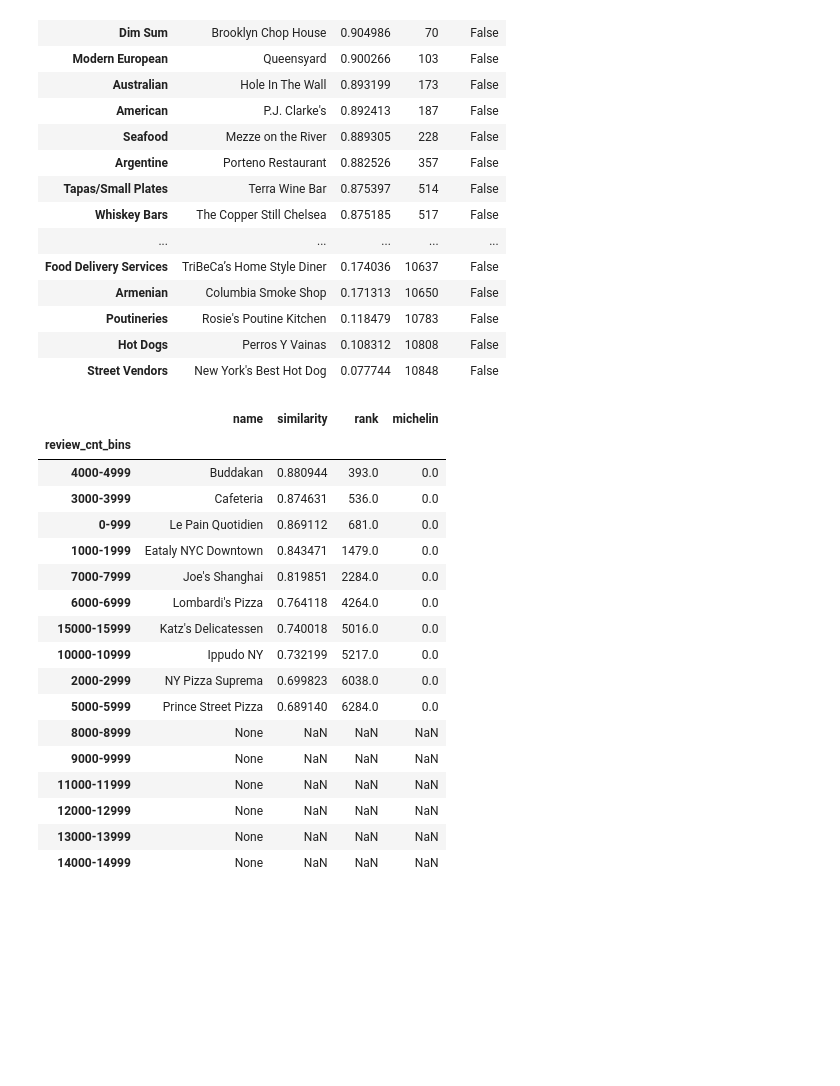
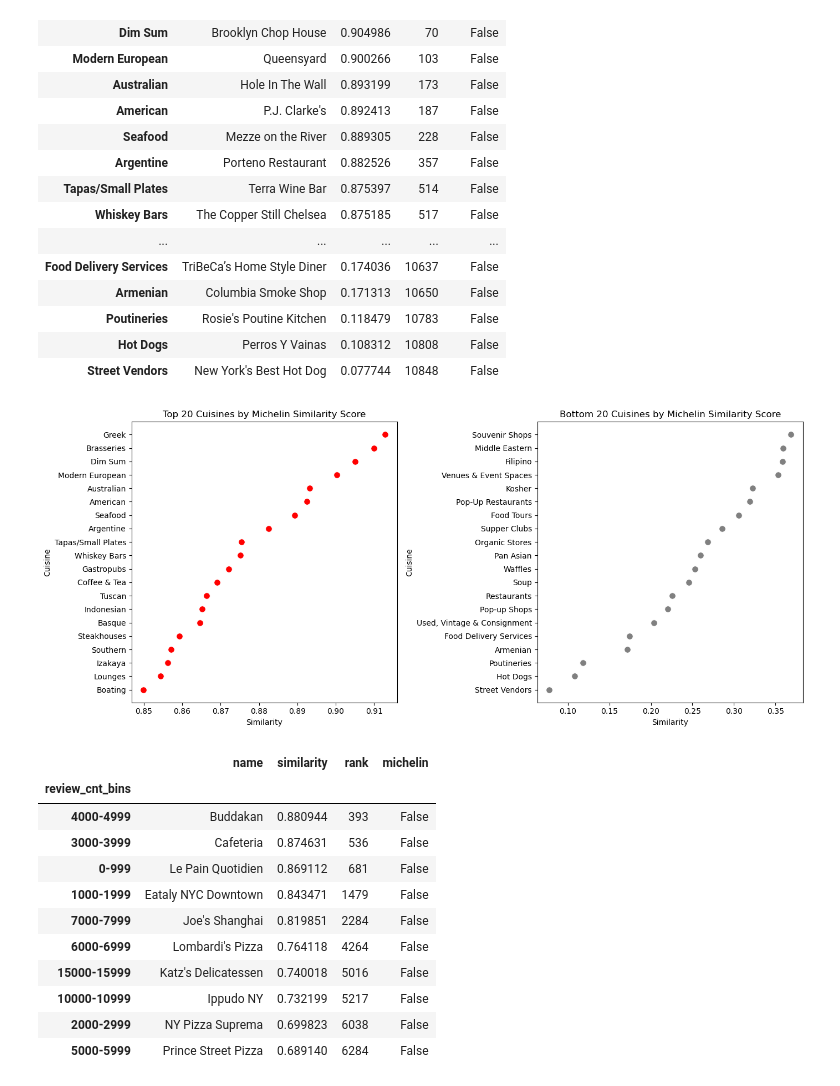
Before and after one commit to mabdullah-nyu/DSGA-1007-Project, a Jupyter notebook: tfidf_model.ipynb, the cells around one changed output. Drawn from its saved outputs; the diff is of its cells as text; code cells hidden in the pictures; blank space fills up the shorter version.

```diff
--- a/tfidf_model.ipynb
+++ b/tfidf_model.ipynb
@@ -143,6 +161,27 @@ display_highest_in_group(df_restaurants, "category_0")
 | Poutineries | Rosie's Poutine Kitchen | 0.118479 | 10783 | False |
 | Hot Dogs | Perros Y Vainas | 0.108312 | 10808 | False |
 | Street Vendors | New York's Best Hot Dog | 0.077744 | 10848 | False |
+# %%
+top_10_cuisine = df_restaurants[["name", "similarity", "rank", "michelin", "category_0"]].groupby("category_0").first().sort_values(by='similarity', ascending=False)
+top_10_cuisine.reset_index(inplace=True)
+top_10_cuisine.rename(columns={"category_0": "cuisine"}, inplace=True)
+
+fig, axes = plt.subplots(1, 2, figsize=(14, 6))
+
+sns.scatterplot(x='similarity', y="cuisine", data=top_10_cuisine.head(20), color='red', s=70, ax=axes[0])
+axes[0].set_title('Top 20 Cuisines by Michelin Similarity Score')
+axes[0].set_xlabel('Similarity')
+axes[0].set_ylabel('Cuisine')
+
+sns.scatterplot(x='similarity', y="cuisine", data=top_10_cuisine.tail(20), color='grey', s=70, ax=axes[1])
+axes[1].set_title('Bottom 20 Cuisines by Michelin Similarity Score')
+axes[1].set_xlabel('Similarity')
+axes[1].set_ylabel('Cuisine')
+
+plt.tight_layout()
+plt.show()
+# %% [output]
+[figure, added]
 # %%
 bin_size = 1000
 bins = range(0, df_restaurants['review_count'].max() + bin_size, bin_size)
@@ -154,22 +191,16 @@ df_restaurants
-# %%
-#Bins of review counts with strongest Michelin similarity
-display_highest_in_group(df_restaurants, "review_cnt_bins")
-# %% [output]
-|  | name | similarity | rank | michelin |
-| review_cnt_bins |  |  |  |  |
-| 4000-4999 | Buddakan | 0.880944 | 393.0 | 0.0 |
-| 3000-3999 | Cafeteria | 0.874631 | 536.0 | 0.0 |
-| 0-999 | Le Pain Quotidien | 0.869112 | 681.0 | 0.0 |
-| 1000-1999 | Eataly NYC Downtown | 0.843471 | 1479.0 | 0.0 |
-| 7000-7999 | Joe's Shanghai | 0.819851 | 2284.0 | 0.0 |
-| 6000-6999 | Lombardi's Pizza | 0.764118 | 4264.0 | 0.0 |
-| 15000-15999 | Katz's Delicatessen | 0.740018 | 5016.0 | 0.0 |
-| 10000-10999 | Ippudo NY | 0.732199 | 5217.0 | 0.0 |
-| 2000-2999 | NY Pizza Suprema | 0.699823 | 6038.0 | 0.0 |
-| 5000-5999 | Prince Street Pizza | 0.689140 | 6284.0 | 0.0 |
-| 8000-8999 | None | NaN | NaN | NaN |
-| 9000-9999 | None | NaN | NaN | NaN |
-| 11000-11999 | None | NaN | NaN | NaN |
-| 12000-12999 | None | NaN | NaN | NaN |
-| 13000-13999 | None | NaN | NaN | NaN |
-| 14000-14999 | None | NaN | NaN | NaN |
+# %%
+display_highest_in_group(df_restaurants, "review_cnt_bins")
+#Among food places with low reviews(0-999), Le Pain Quotidian has the highest similarity score to Michelins.
+# %% [output]
+|  | name | similarity | rank | michelin |
+| review_cnt_bins |  |  |  |  |
+| 4000-4999 | Buddakan | 0.880944 | 393 | False |
+| 3000-3999 | Cafeteria | 0.874631 | 536 | False |
+| 0-999 | Le Pain Quotidien | 0.869112 | 681 | False |
+| 1000-1999 | Eataly NYC Downtown | 0.843471 | 1479 | False |
+| 7000-7999 | Joe's Shanghai | 0.819851 | 2284 | False |
+| 6000-6999 | Lombardi's Pizza | 0.764118 | 4264 | False |
+| 15000-15999 | Katz's Delicatessen | 0.740018 | 5016 | False |
+| 10000-10999 | Ippudo NY | 0.732199 | 5217 | False |
+| 2000-2999 | NY Pizza Suprema | 0.699823 | 6038 | False |
+| 5000-5999 | Prince Street Pizza | 0.689140 | 6284 | False |
```
Also changed, not shown: parts of 5 cells of this notebook, 2 other files.
